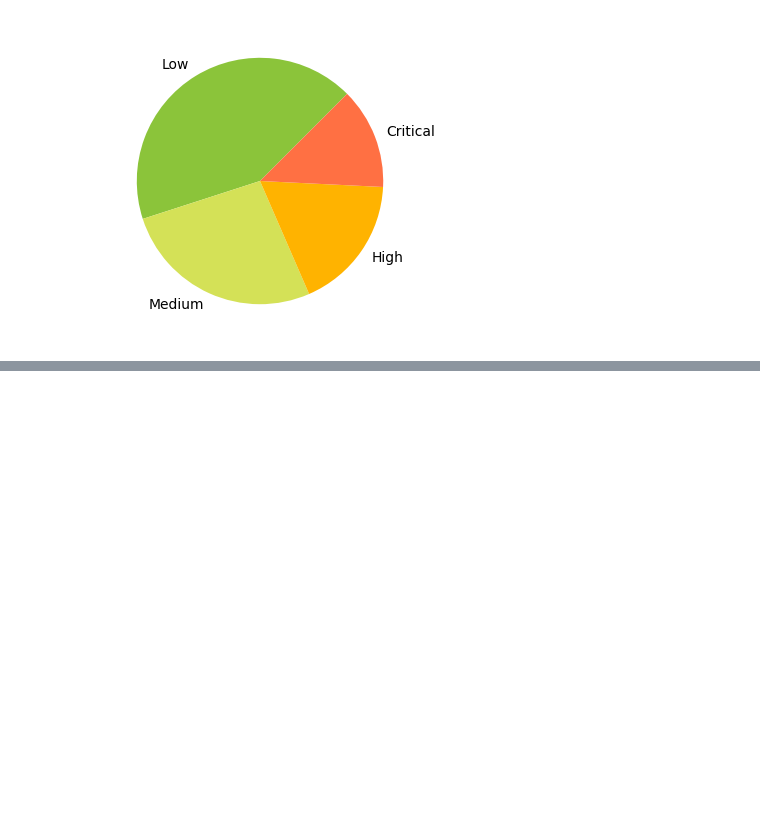
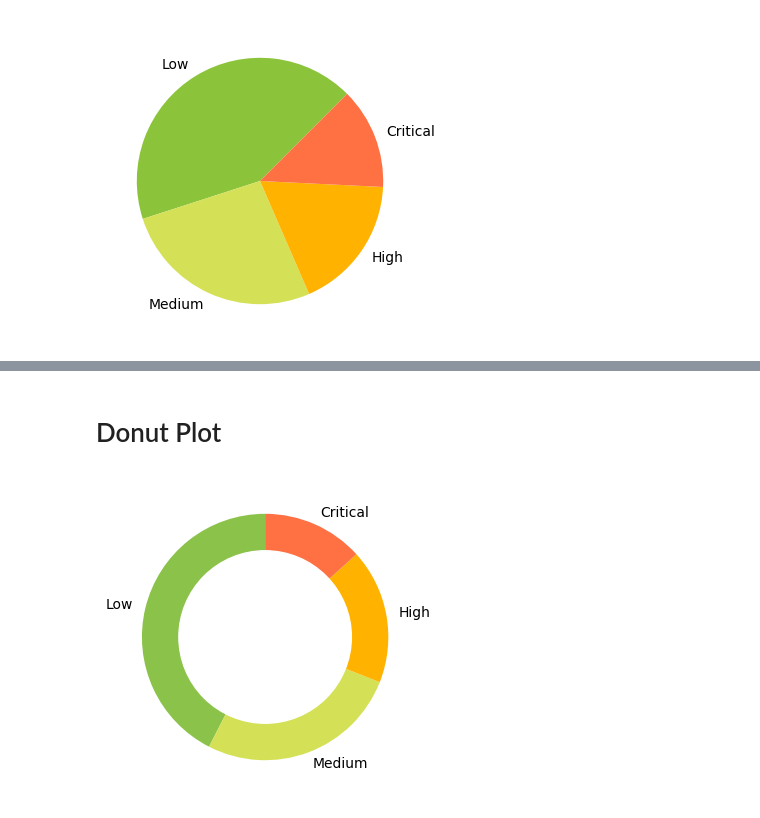
Before and after one commit to Adityasjc31/DataScience, a Jupyter notebook: data analytics/visualizingdata.ipynb, the cells around one changed output, grey strips where cells are left out. Saved outputs shown, nothing was run; the diff lists cells and outputs as text; code cells hidden in the pictures; blank space fills up the shorter version.

```diff
--- a/data analytics/visualizingdata.ipynb
+++ b/data analytics/visualizingdata.ipynb
@@ -382,0 +573,17 @@ plt.show()
+# %% [markdown]
+# Donut Plot
+# %%
+plt.figure(figsize=(4,4))
+area = [48 , 30 , 20 , 15]
+
+plt.pie (area , labels= ['Low' , 'Medium' , 'High' , 'Critical'],
+         colors= ['#8BC34A','#D4E157','#FFB300','#FF7043'],
+        startangle=90)
+
+my_circ = plt.Circle((0,0),
+                     0.7, color="white")
+p = plt.gcf()
+p.gca().add_artist(my_circ)
+plt.show()
+# %% [output]
+[figure, added]
```
Also changed, not shown: parts of 99 cells of this notebook, 4 other files.
